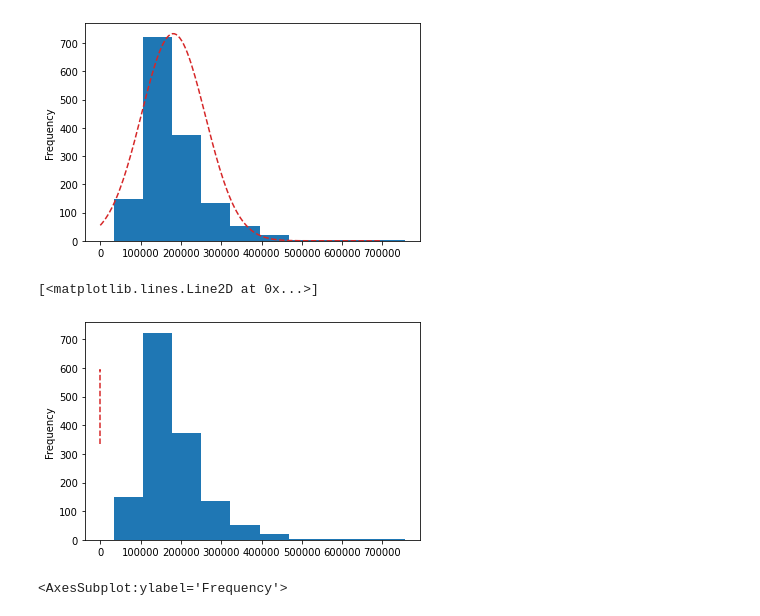
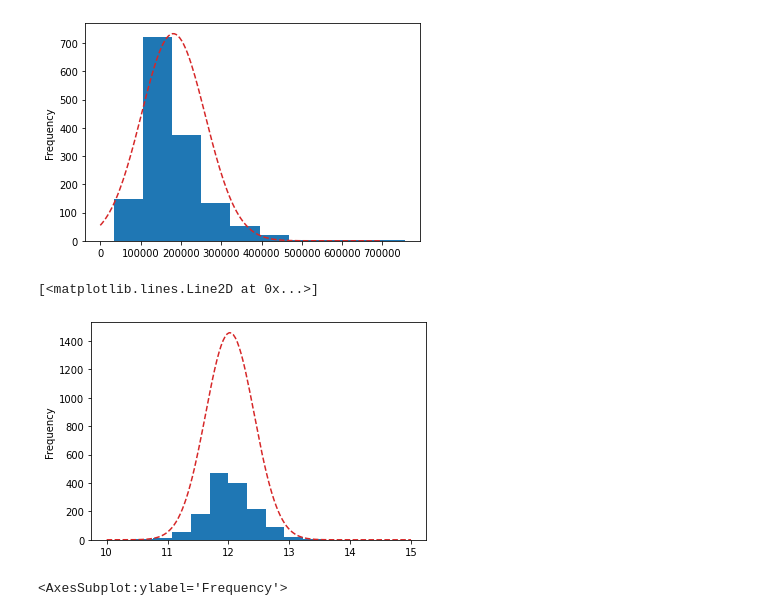
Before and after one commit to JeanMichelBereder/Kaggle, a Jupyter notebook: kaggle-house-prices.ipynb, the cells around one changed output. Saved outputs shown, nothing was run; the diff lists cells and outputs as text; code cells hidden in the pictures.

Commit message:
Kaggle Notebook | kaggle_house_prices | Version 14

```diff
--- a/kaggle-house-prices.ipynb
+++ b/kaggle-house-prices.ipynb
@@ -99,23 +99,22 @@ plt.plot( nx , ny, color='tab:red', linewidth=1.5, linestyle='--')
 [<matplotlib.lines.Line2D at 0x...>]
 [figure]
 # %%
-# Log transform ()
-# train_data['SalePrice'] = train_data['SalePrice'].apply(np.log)
-# test_data['SalePrice'] = test_data['SalePrice'].apply(np.log)
+# Log transform
+train_data['SalePrice'] = train_data['SalePrice'].apply(np.log)
 # %%
 train_data['SalePrice'].plot(kind='hist')
 
 # Draw normal distribution graph
 n = len(train_data['SalePrice'])
-mu = np.log(train_data['SalePrice'].mean())
-sig = np.log(train_data['SalePrice'].std(ddof=0))
-k = np.log(100000)
-nx = np.linspace(0, np.log(700000), 150)
+mu = train_data['SalePrice'].mean()
+sig = train_data['SalePrice'].std(ddof=0)
+k = 1
+nx = np.linspace(10, 15, 150)
 ny = st.norm.pdf(nx,mu,sig) * k * len(train_data['SalePrice'])
 plt.plot( nx , ny, color='tab:red', linewidth=1.5, linestyle='--')
 # %% [output]
 [<matplotlib.lines.Line2D at 0x...>]
-[figure, old version]
+[figure, new version]
 # %%
 train_data['YearBuilt'].plot(kind='hist')
 # %% [output]
```
Also changed, not shown: parts of 5 cells of this notebook.
